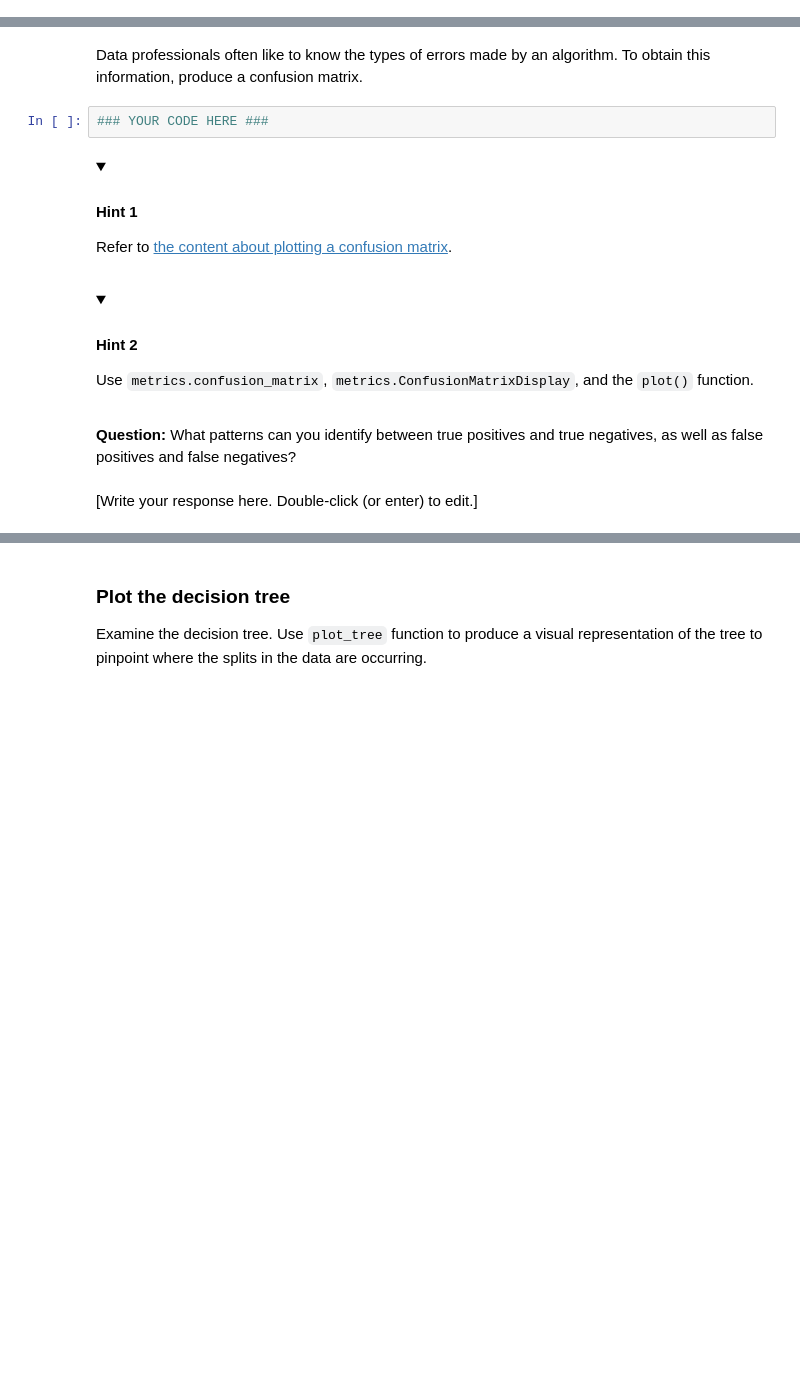
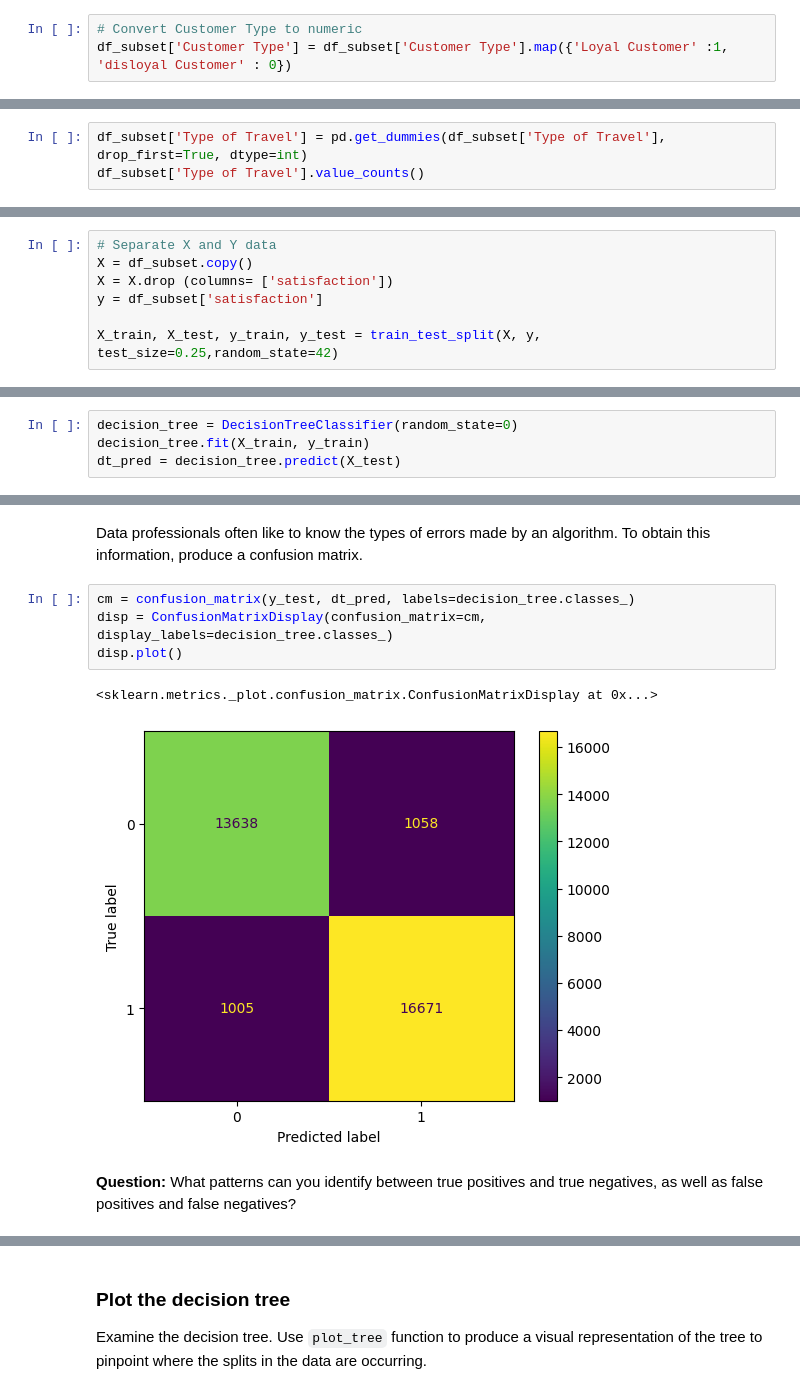
Before and after one commit to dianario/google_advanced_data_analytics, a Jupyter notebook: ml_decision_trees/ml_lab_decision_trees.ipynb, the cells around one changed output, grey strips where cells are left out. Saved outputs shown, nothing was run; the diff lists cells and outputs as text; folded sections open; blank space fills up the shorter version.

Commit message:
Build and evaluate decision tree with defeault settings

```diff
--- a/ml_decision_trees/ml_lab_decision_trees.ipynb
+++ b/ml_decision_trees/ml_lab_decision_trees.ipynb
@@ -294,0 +242,3 @@ Set the `drop_first` parameter to `True`. This removes redundant data.
+# %%
+# Convert Customer Type to numeric
+df_subset['Customer Type'] = df_subset['Customer Type'].map({'Loyal Customer' :1, 'disloyal Customer' : 0})
@@ -294,0 +252,3 @@ Set the `drop_first` parameter to `True`. This removes redundant data.
+# %%
+df_subset['Type of Travel'] = pd.get_dummies(df_subset['Type of Travel'], drop_first=True, dtype=int)
+df_subset['Type of Travel'].value_counts()
@@ -335,3 +288,10 @@ If you named your features matrix X and your target y, then it would be `train_t
+# %%
+# Separate X and Y data
+X = df_subset.copy()
+X = X.drop (columns= ['satisfaction'])
+y = df_subset['satisfaction']
+
+X_train, X_test, y_train, y_test = train_test_split(X, y, test_size=0.25,random_state=42)
 # %% [markdown]
 ## Step 3: Model building
 # %% [markdown]
@@ -350,2 +301,6 @@ Use `DecisionTreeClassifier`, the `fit()` function, and the `predict()` function
+# %%
+decision_tree = DecisionTreeClassifier(random_state=0)
+decision_tree.fit(X_train, y_train)
+dt_pred = decision_tree.predict(X_test)
 # %% [markdown]
 **Question:** What are some advantages of using decision trees versus other models you have learned about?
@@ -379,23 +329,12 @@ Input `y_test` and `y_pred` into the `metrics.accuracy_score`, `metrics.precisio
 ### Produce a confusion matrix
 # %% [markdown]
 Data professionals often like to know the types of errors made by an algorithm. To obtain this information, produce a confusion matrix.
-# %%
-### YOUR CODE HERE ###
-# %% [markdown]
-<details>
-  <summary><h4><strong>Hint 1</strong></h4></summary>
-
-Refer to [the content about plotting a confusion matrix](https://www.coursera.org/learn/regression-analysis-simplify-complex-data-relationships/lecture/SpRqe/evaluate-a-binomial-logistic-regression-model).
-
-</details>
-# %% [markdown]
-<details>
-  <summary><h4><strong>Hint 2</strong></h4></summary>
-
-Use `metrics.confusion_matrix`, `metrics.ConfusionMatrixDisplay`, and the `plot()` function.
-
-</details>
+# %%
+cm = confusion_matrix(y_test, dt_pred, labels=decision_tree.classes_)
+disp = ConfusionMatrixDisplay(confusion_matrix=cm, display_labels=decision_tree.classes_)
+disp.plot()
+# %% [output]
+<sklearn.metrics._plot.confusion_matrix.ConfusionMatrixDisplay at 0x...>
+[figure, added]
 # %% [markdown]
 **Question:** What patterns can you identify between true positives and true negatives, as well as false positives and false negatives?
-# %% [markdown]
-[Write your response here. Double-click (or enter) to edit.]
```
Also changed, not shown: parts of 82 cells of this notebook.
